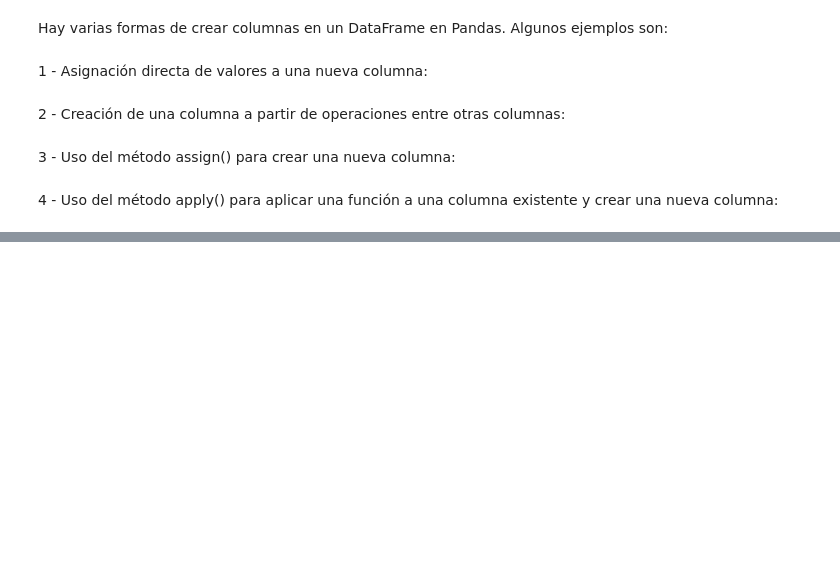
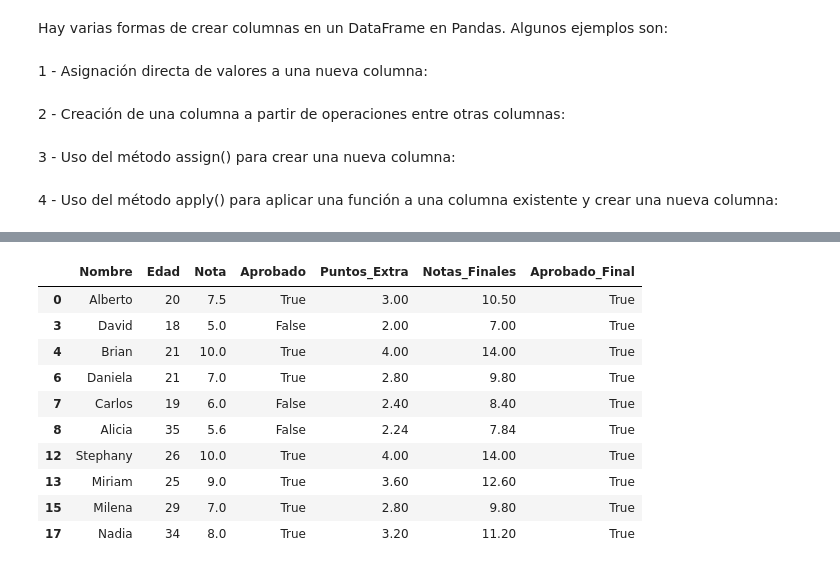
Before and after one commit to dscamacho333/Data_Science_Course, a Jupyter notebook: Pandas_Inmuebles_CDMX.ipynb, the cells around one changed output, grey strips where cells are left out. Drawn from its saved outputs; the diff is of its cells as text; code cells hidden in the pictures; blank space fills up the shorter version.

```diff
--- a/Pandas_Inmuebles_CDMX.ipynb
+++ b/Pandas_Inmuebles_CDMX.ipynb
@@ -1259,0 +1442,2 @@ df['C'] = df['A'].apply(lambda x: x * 2)
+# %%
+approved_alumni : pd.Series = final_alumni_dataframe['Aprobado_Final'] == True
@@ -1259,0 +1465,16 @@ df['C'] = df['A'].apply(lambda x: x * 2)
+# %%
+final_alumni_dataframe[
+    approved_alumni
+]
+# %% [output]
+|  | Nombre | Edad | Nota | Aprobado | Puntos_Extra | Notas_Finales | Aprobado_Final |
+| 0 | Alberto | 20 | 7.5 | True | 3.00 | 10.50 | True |
+| 3 | David | 18 | 5.0 | False | 2.00 | 7.00 | True |
+| 4 | Brian | 21 | 10.0 | True | 4.00 | 14.00 | True |
+| 6 | Daniela | 21 | 7.0 | True | 2.80 | 9.80 | True |
+| 7 | Carlos | 19 | 6.0 | False | 2.40 | 8.40 | True |
+| 8 | Alicia | 35 | 5.6 | False | 2.24 | 7.84 | True |
+| 12 | Stephany | 26 | 10.0 | True | 4.00 | 14.00 | True |
+| 13 | Miriam | 25 | 9.0 | True | 3.60 | 12.60 | True |
+| 15 | Milena | 29 | 7.0 | True | 2.80 | 9.80 | True |
+| 17 | Nadia | 34 | 8.0 | True | 3.20 | 11.20 | True |
```
Also changed, not shown: parts of 21 cells of this notebook.
